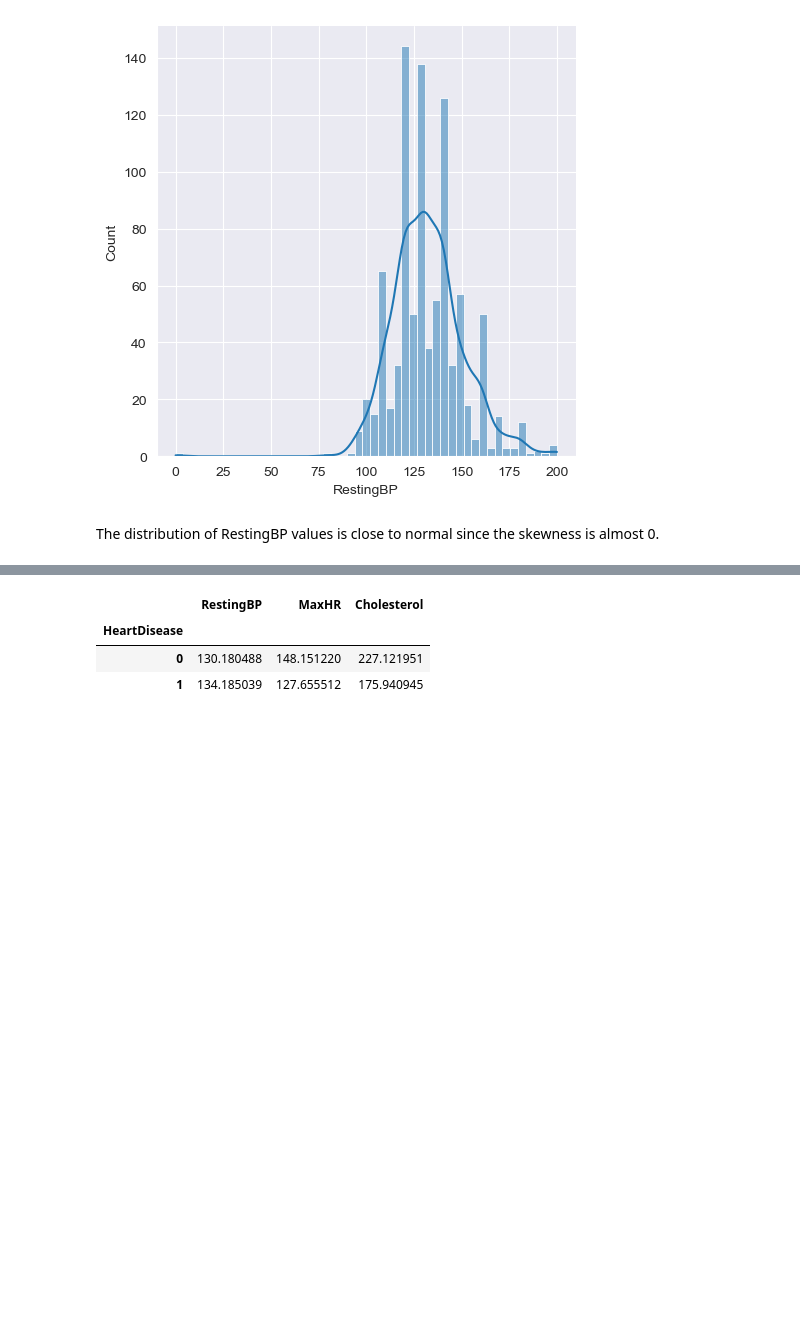
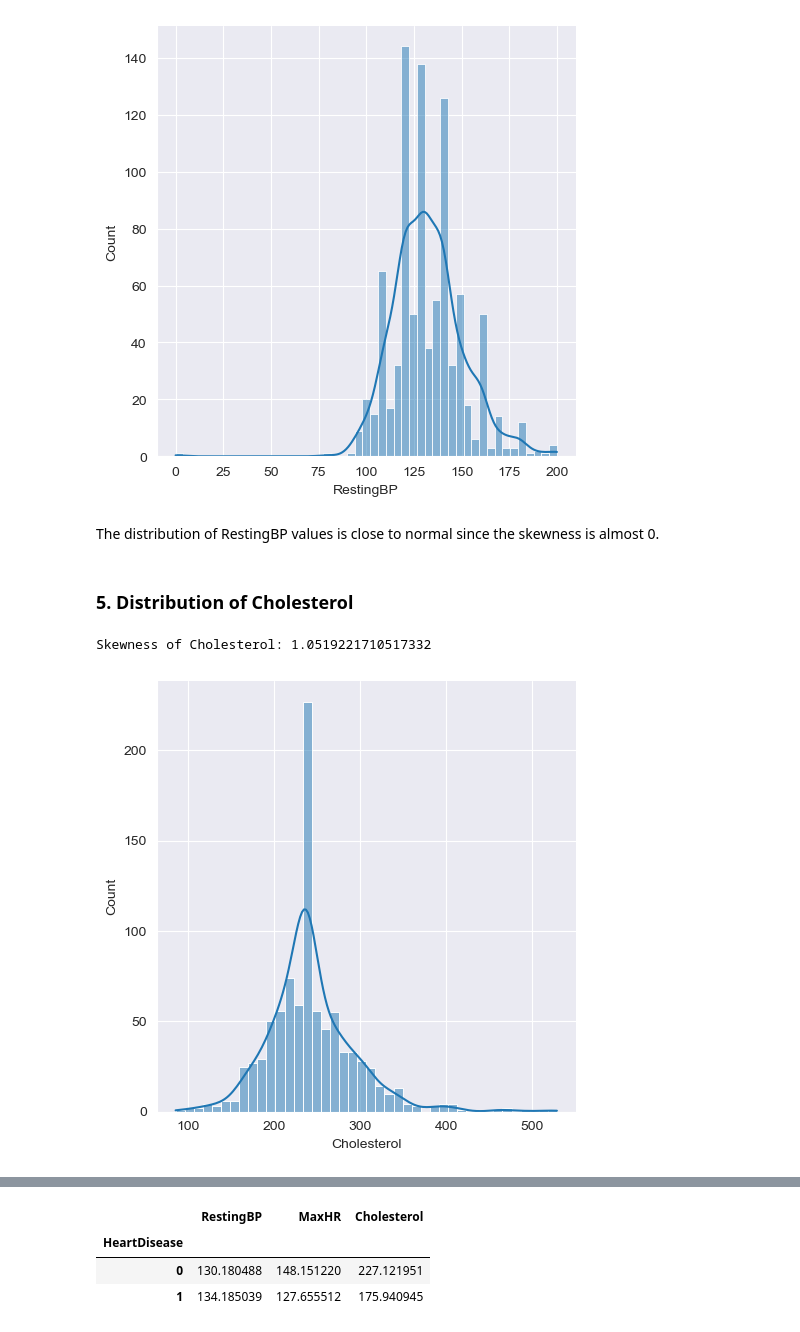
Before and after one commit to malikka-rajshahi/Heart-Failure-Analysis, a Jupyter notebook: HeartAnalysisCombined.ipynb, the cells around one changed output, grey strips where cells are left out. Drawn from its saved outputs; the diff is of its cells as text; code cells hidden in the pictures; blank space fills up the shorter version.

Commit message:
Remaining skewness tests

```diff
--- a/HeartAnalysisCombined.ipynb
+++ b/HeartAnalysisCombined.ipynb
@@ -178,3 +178,13 @@ Skewness of RestingBP: 0.17954532149156327
 [figure]
 # %% [markdown]
 The distribution of RestingBP values is close to normal since the skewness is almost 0.
+# %% [markdown]
+### 5. Distribution of Cholesterol
+# %%
+sns.set_style('darkgrid')
+sns.displot(df, x='Cholesterol', kde=True);
+skewness=stats.skew(df['Cholesterol'])
+print('Skewness of Cholesterol:', skewness)
+# %% [output]
+Skewness of Cholesterol: 1.0519221710517332
+[figure, added]
```
Also changed, not shown: parts of 4 cells of this notebook.
